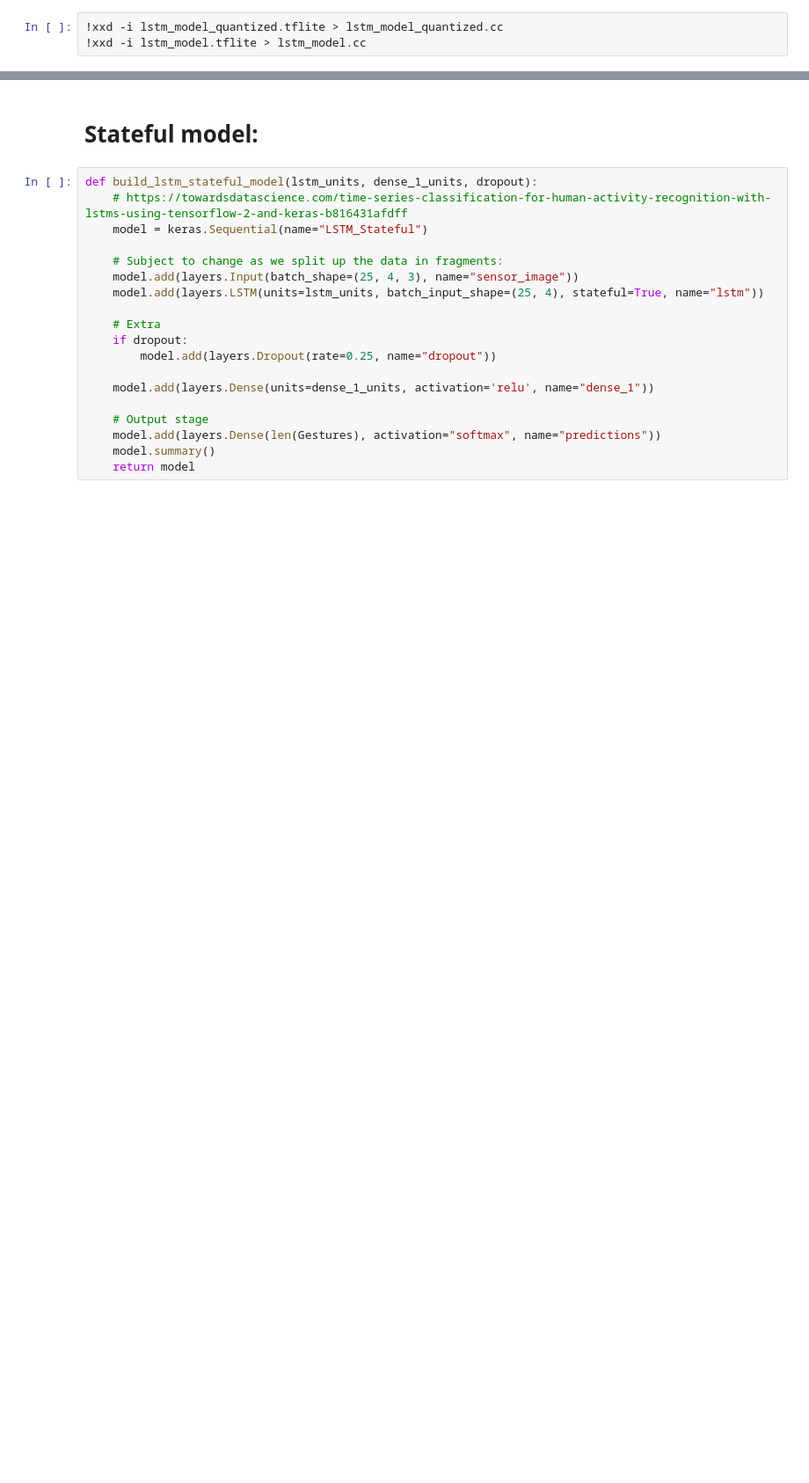
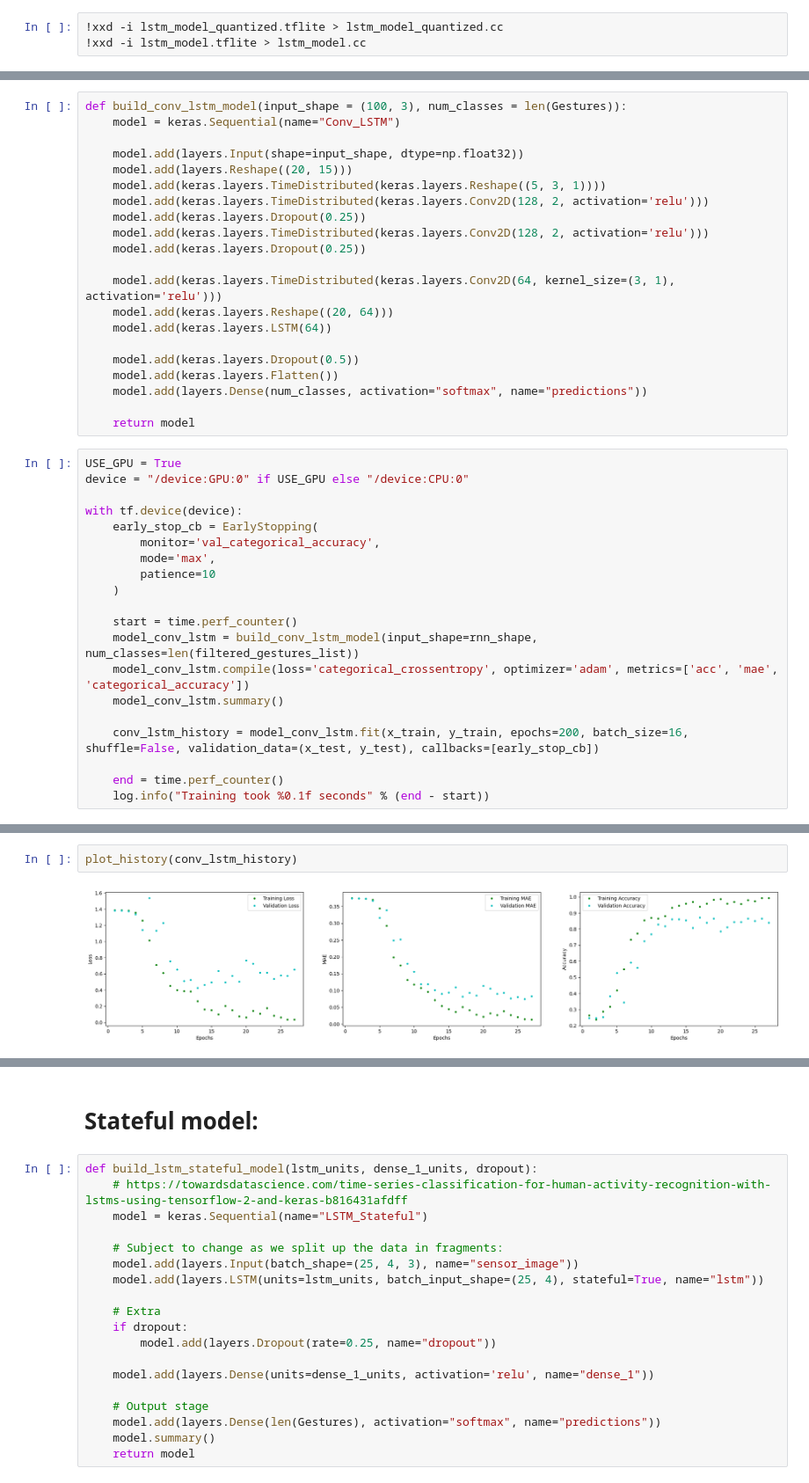
Before and after one commit to SemvandenBroek/CSE3000-gestures, a Jupyter notebook: ml-dev/test_data.ipynb, the cells around one changed output, grey strips where cells are left out. Shown at 88% size. Drawn from its saved outputs; the diff is of its cells as text; blank space fills up the shorter version.

```diff
--- a/ml-dev/test_data.ipynb
+++ b/ml-dev/test_data.ipynb
@@ -1091,0 +983,41 @@ Predicted: clockwise, Actual: clockwise
+# %%
+def build_conv_lstm_model(input_shape = (100, 3), num_classes = len(Gestures)):
+    model = keras.Sequential(name="Conv_LSTM")
+
+    model.add(layers.Input(shape=input_shape, dtype=np.float32))
+    model.add(layers.Reshape((20, 15)))
+    model.add(keras.layers.TimeDistributed(keras.layers.Reshape((5, 3, 1))))
+    model.add(keras.layers.TimeDistributed(keras.layers.Conv2D(128, 2, activation='relu')))
+    model.add(keras.layers.Dropout(0.25))
+    model.add(keras.layers.TimeDistributed(keras.layers.Conv2D(128, 2, activation='relu')))
+    model.add(keras.layers.Dropout(0.25))
+
+    model.add(keras.layers.TimeDistributed(keras.layers.Conv2D(64, kernel_size=(3, 1), activation='relu')))
+    model.add(keras.layers.Reshape((20, 64)))
+    model.add(keras.layers.LSTM(64))
+
+    model.add(keras.layers.Dropout(0.5))
+    model.add(keras.layers.Flatten())
+    model.add(layers.Dense(num_classes, activation="softmax", name="predictions"))
+
+    return model
+# %%
+USE_GPU = True
+device = "/device:GPU:0" if USE_GPU else "/device:CPU:0"
+
+with tf.device(device):
+    early_stop_cb = EarlyStopping(
+        monitor='val_categorical_accuracy',
+        mode='max',
+        patience=10
+    )
+
+    start = time.perf_counter()
+    model_conv_lstm = build_conv_lstm_model(input_shape=rnn_shape, num_classes=len(filtered_gestures_list))
+    model_conv_lstm.compile(loss='categorical_crossentropy', optimizer='adam', metrics=['acc', 'mae', 'categorical_accuracy'])
+    model_conv_lstm.summary()
+
+    conv_lstm_history = model_conv_lstm.fit(x_train, y_train, epochs=200, batch_size=16, shuffle=False, validation_data=(x_test, y_test), callbacks=[early_stop_cb])
+
+    end = time.perf_counter()
+    log.info("Training took %0.1f seconds" % (end - start))
@@ -1091,0 +1043,4 @@ Predicted: clockwise, Actual: clockwise
+# %%
+plot_history(conv_lstm_history)
+# %% [output]
+[figure, added]
```
Also changed, not shown: parts of 27 cells of this notebook, 5 other files.
